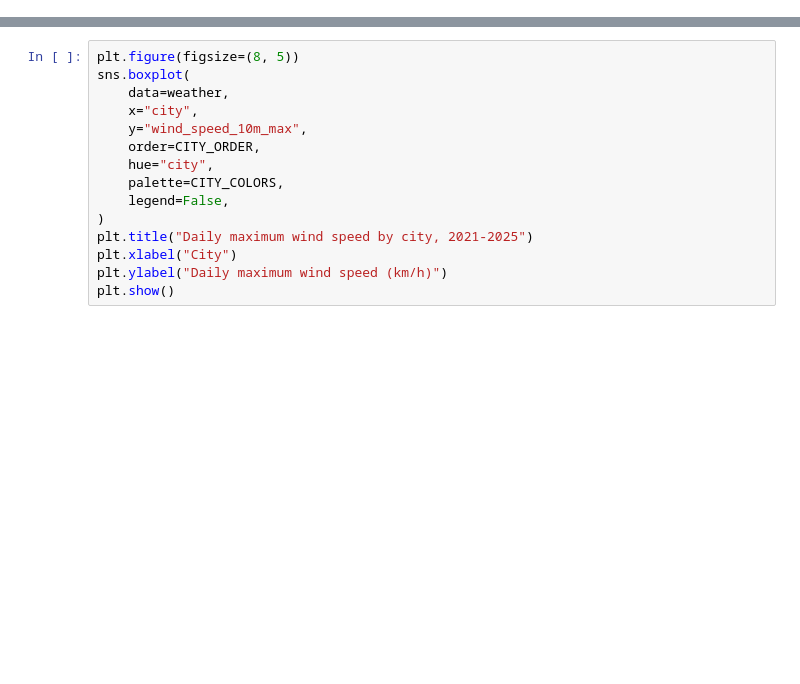
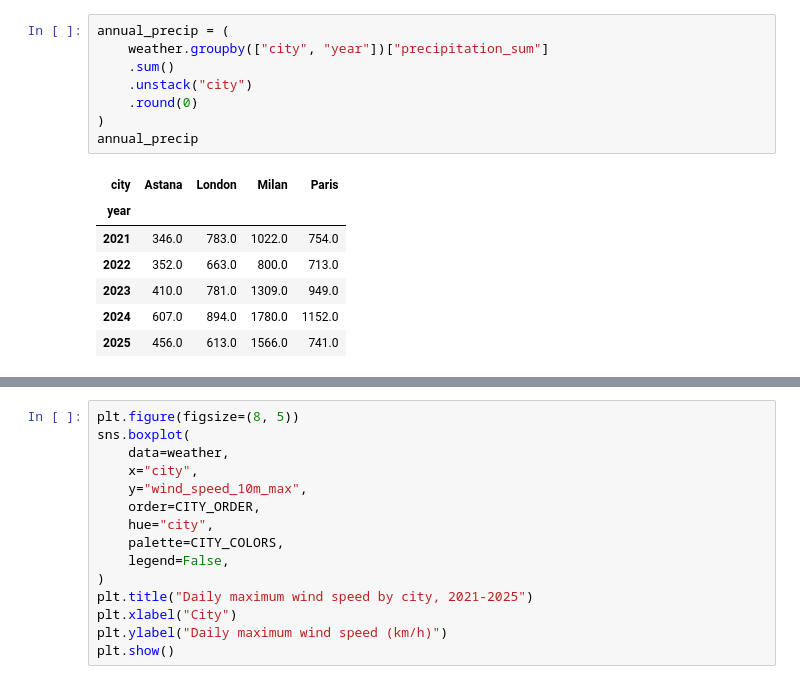
Before and after one commit to marlesulydan/Weather-data-analysis-, a Jupyter notebook: notebooks/weather_analysis.ipynb, the cells around one changed output, grey strips where cells are left out. Drawn from its saved outputs; the diff is of its cells as text; blank space fills up the shorter version.

Commit message:
Add exploratory plots and statistics for temperature, precipitation and wind

```diff
--- a/notebooks/weather_analysis.ipynb
+++ b/notebooks/weather_analysis.ipynb
@@ -0,0 +124,16 @@
+# %%
+annual_precip = (
+    weather.groupby(["city", "year"])["precipitation_sum"]
+    .sum()
+    .unstack("city")
+    .round(0)
+)
+annual_precip
+# %% [output]
+| city | Astana | London | Milan | Paris |
+| year |  |  |  |  |
+| 2021 | 346.0 | 783.0 | 1022.0 | 754.0 |
+| 2022 | 352.0 | 663.0 | 800.0 | 713.0 |
+| 2023 | 410.0 | 781.0 | 1309.0 | 949.0 |
+| 2024 | 607.0 | 894.0 | 1780.0 | 1152.0 |
+| 2025 | 456.0 | 613.0 | 1566.0 | 741.0 |
```
Also changed, not shown: parts of 12 cells of this notebook.
